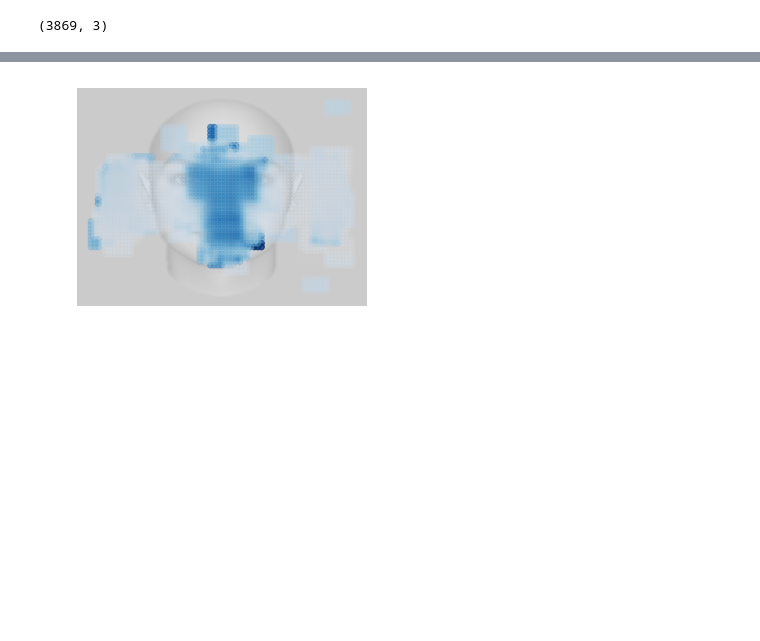
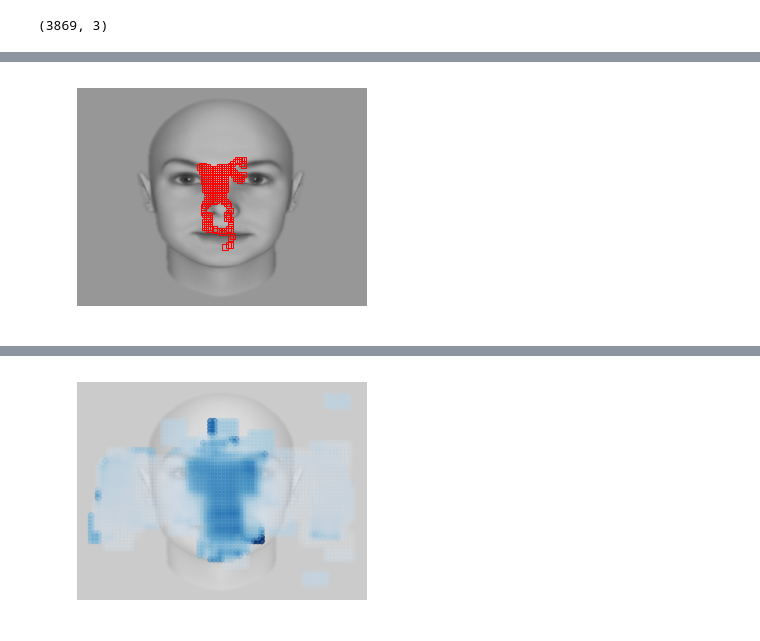
Before and after one commit to hyunwoogu/EyeStrategy, a Jupyter notebook: EyeTrack.ipynb, the cells around one changed output, grey strips where cells are left out. Cells and saved outputs as stored; diff of their text form; code cells hidden in the pictures; blank space fills up the shorter version.

```diff
--- a/EyeTrack.ipynb
+++ b/EyeTrack.ipynb
@@ -151,0 +290,23 @@ A.shape
+# %%
+XwinSize = 30
+YwinSize = 30
+
+coord1 = (720, 440) ## x coord (from left), y coord (from top)
+
+fig, ax = plt.subplots(1)
+
+plt.imshow(img)
+plt.xlim(0, 1600)
+plt.ylim(1200, 0)
+plt.axis('off')
+
+Start = 300
+End = 600
+
+for i in range(Start, End+1) :
+    rect = patches.Rectangle(C[i, [0,1]],XwinSize,YwinSize,linewidth=1,edgecolor='r',facecolor='none')
+    ax.add_patch(rect)
+
+plt.show()
+# %% [output]
+[figure, added]
```
Also changed, not shown: parts of 30 cells of this notebook.
